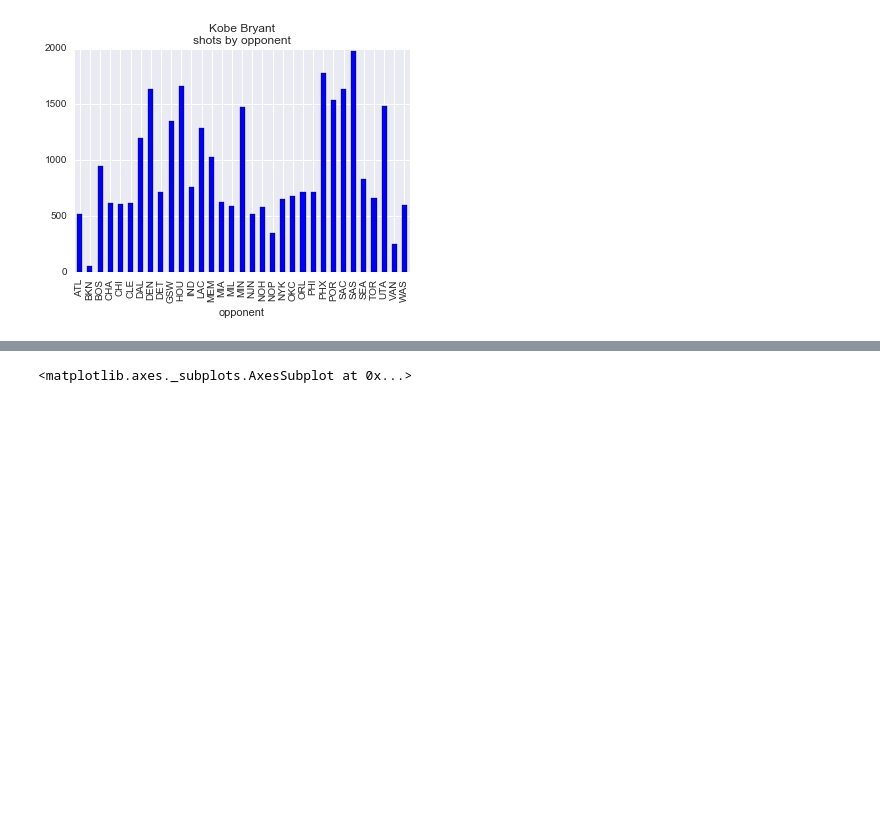
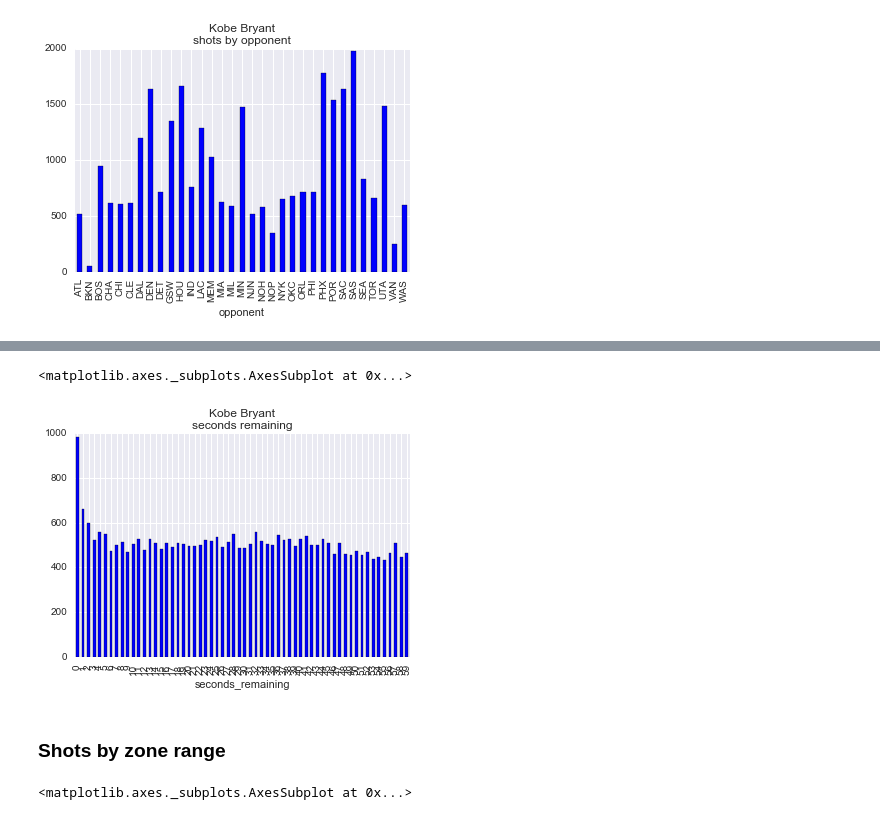
Before and after one commit to joaopcoelho/kobe-shots, a Jupyter notebook: kobe.ipynb, the cells around one changed output, grey strips where cells are left out. Saved outputs shown, nothing was run; the diff lists cells and outputs as text; code cells hidden in the pictures; blank space fills up the shorter version.

```diff
--- a/kobe.ipynb
+++ b/kobe.ipynb
@@ -90,3 +96,10 @@ total_distance.plot.bar(title='Kobe Bryant\nshots by distance')
+# %%
+seconds.plot.bar(title='Kobe Bryant\nseconds remaining')
+# %% [output]
+<matplotlib.axes._subplots.AxesSubplot at 0x...>
+[figure, added]
+# %% [markdown]
+### Shots by zone range
 # %%
 shot_zones = pd.pivot_table(data, index="shot_zone_range", values="shot_id", aggfunc='count')
 shot_zones_pct = shot_zones/shot_zones.sum()
```
Also changed, not shown: parts of 25 cells of this notebook.
